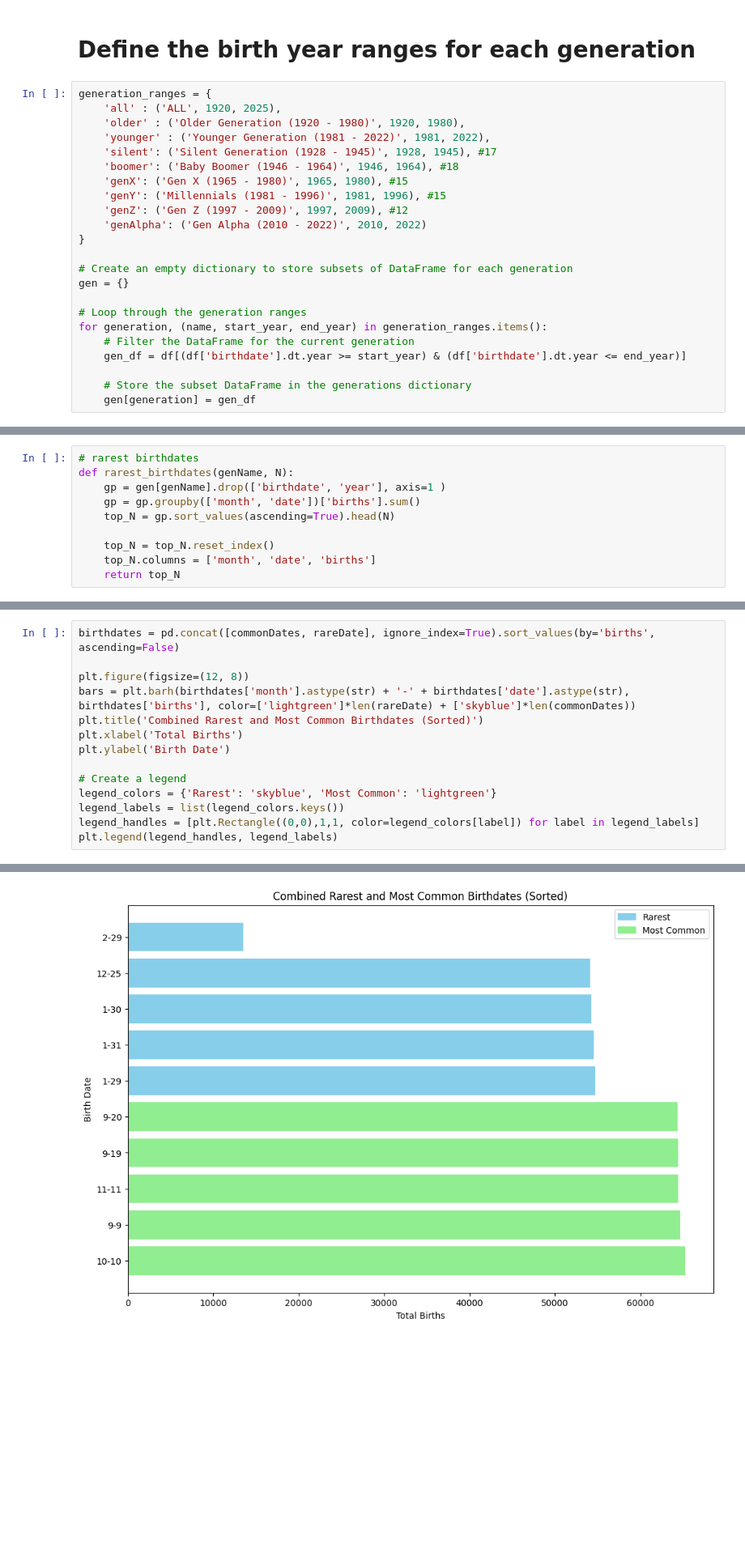
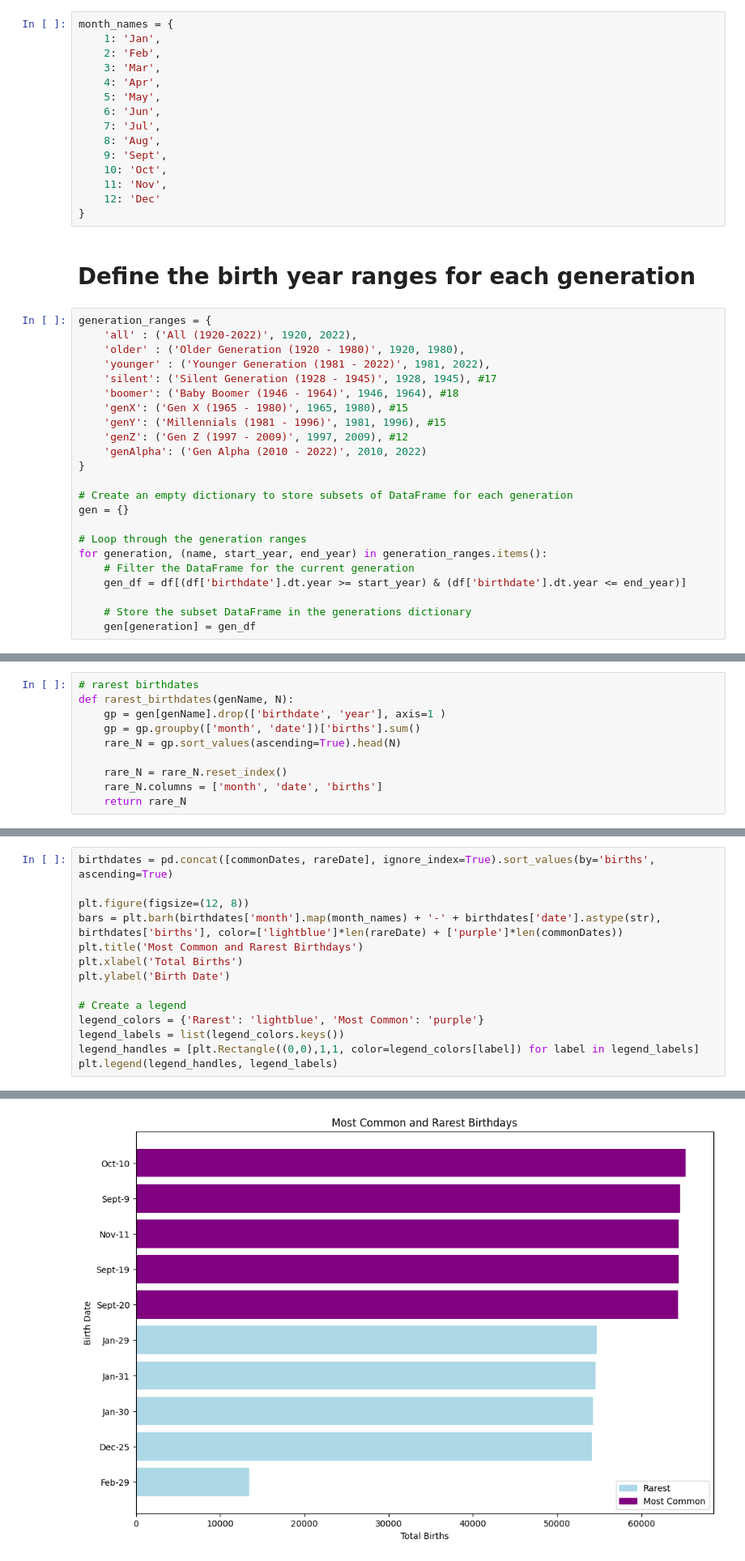
Before and after one commit to aqilahsalihah/birthdayAnalysis, a Jupyter notebook: birthdates.ipynb, the cells around one changed output, grey strips where cells are left out. Shown at 81% size. Cells and saved outputs as stored; diff of their text form; blank space fills up the shorter version.

Commit message:
minmax chart

```diff
--- a/birthdates.ipynb
+++ b/birthdates.ipynb
@@ -52,11 +52,26 @@ print(df)
 37832 2023-07-31  2023      7    31    1098
 
 [37833 rows x 5 columns]
+# %%
+month_names = {
+    1: 'Jan',
+    2: 'Feb',
+    3: 'Mar',
+    4: 'Apr',
+    5: 'May',
+    6: 'Jun',
+    7: 'Jul',
+    8: 'Aug',
+    9: 'Sept',
+    10: 'Oct',
+    11: 'Nov',
+    12: 'Dec'
+}
 # %% [markdown]
 # Define the birth year ranges for each generation
 # %%
 generation_ranges = {
-    'all' : ('ALL', 1920, 2025),
+    'all' : ('All (1920-2022)', 1920, 2022),
     'older' : ('Older Generation (1920 - 1980)', 1920, 1980),
     'younger' : ('Younger Generation (1981 - 2022)', 1981, 2022),
     'silent': ('Silent Generation (1928 - 1945)', 1928, 1945), #17
@@ -134,11 +151,11 @@ def rarest_birthday(genName, N):
 def rarest_birthdates(genName, N):
     gp = gen[genName].drop(['birthdate', 'year'], axis=1 )
     gp = gp.groupby(['month', 'date'])['births'].sum()
-    top_N = gp.sort_values(ascending=True).head(N)
+    rare_N = gp.sort_values(ascending=True).head(N)
 
-    top_N = top_N.reset_index()
-    top_N.columns = ['month', 'date', 'births']
-    return top_N
+    rare_N = rare_N.reset_index()
+    rare_N.columns = ['month', 'date', 'births']
+    return rare_N
 # %% [markdown]
 # MOST POPULAR AND RAREST BIRTHDAY IN EACH GENERATION
 # %%
@@ -181,20 +202,20 @@ commonBirthday = common_birthday('younger', 5) #including year
 rareDate = rarest_birthdates('younger', 5)
 rareBirthday = rarest_birthday('younger', 5) #including year
 # %%
-birthdates = pd.concat([commonDates, rareDate], ignore_index=True).sort_values(by='births', ascending=False)
+birthdates = pd.concat([commonDates, rareDate], ignore_index=True).sort_values(by='births', ascending=True)
 
 plt.figure(figsize=(12, 8))
-bars = plt.barh(birthdates['month'].astype(str) + '-' + birthdates['date'].astype(str), birthdates['births'], color=['lightgreen']*len(rareDate) + ['skyblue']*len(commonDates))
-plt.title('Combined Rarest and Most Common Birthdates (Sorted)')
+bars = plt.barh(birthdates['month'].map(month_names) + '-' + birthdates['date'].astype(str), birthdates['births'], color=['lightblue']*len(rareDate) + ['purple']*len(commonDates))
+plt.title('Most Common and Rarest Birthdays')
 plt.xlabel('Total Births')
 plt.ylabel('Birth Date')
 
 # Create a legend
-legend_colors = {'Rarest': 'skyblue', 'Most Common': 'lightgreen'}
+legend_colors = {'Rarest': 'lightblue', 'Most Common': 'purple'}
 legend_labels = list(legend_colors.keys())
 legend_handles = [plt.Rectangle((0,0),1,1, color=legend_colors[label]) for label in legend_labels]
 plt.legend(legend_handles, legend_labels)
 # %% [output]
 <matplotlib.legend.Legend at 0x...>
-[figure, old version]
+[figure, new version]
 # %%
```
Also changed, not shown: parts of 9 cells of this notebook.
